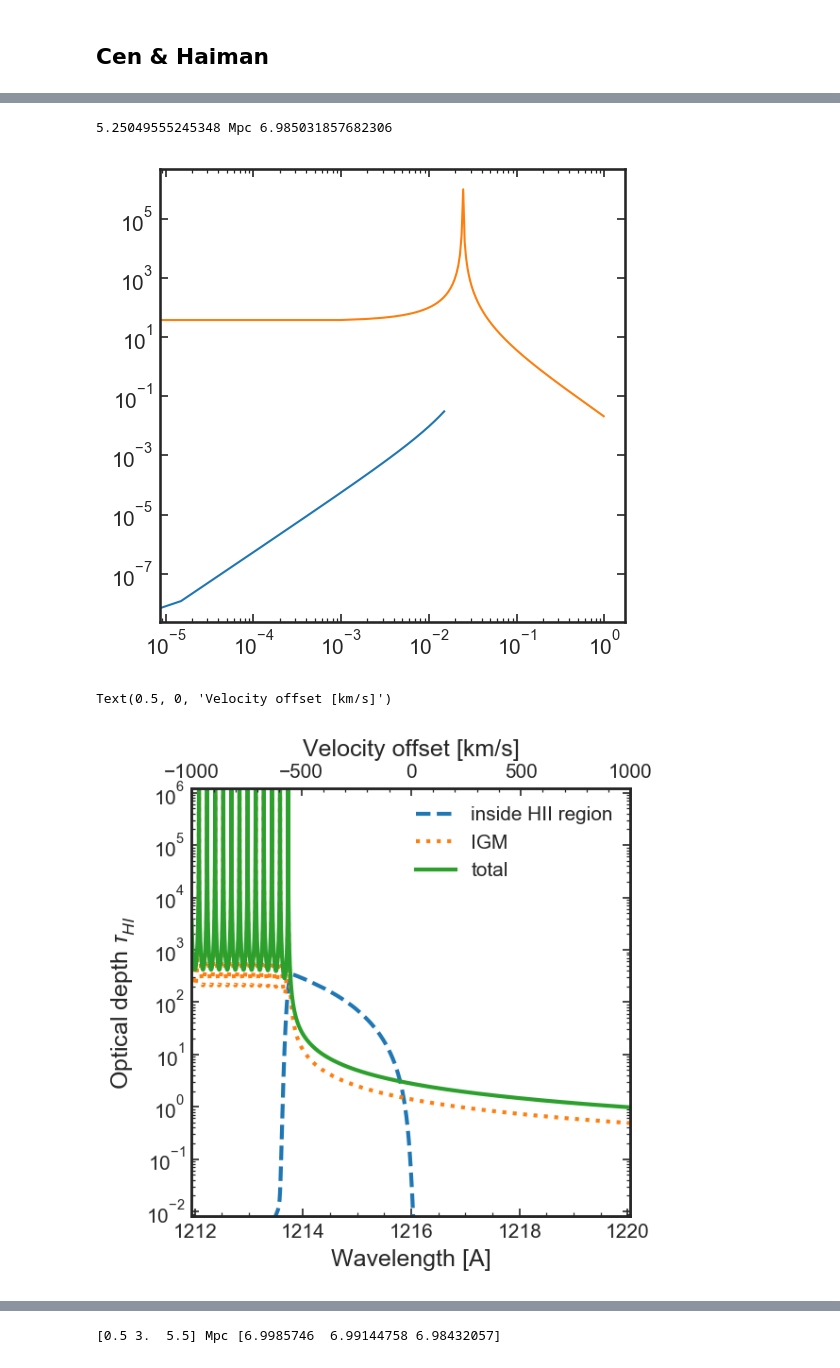
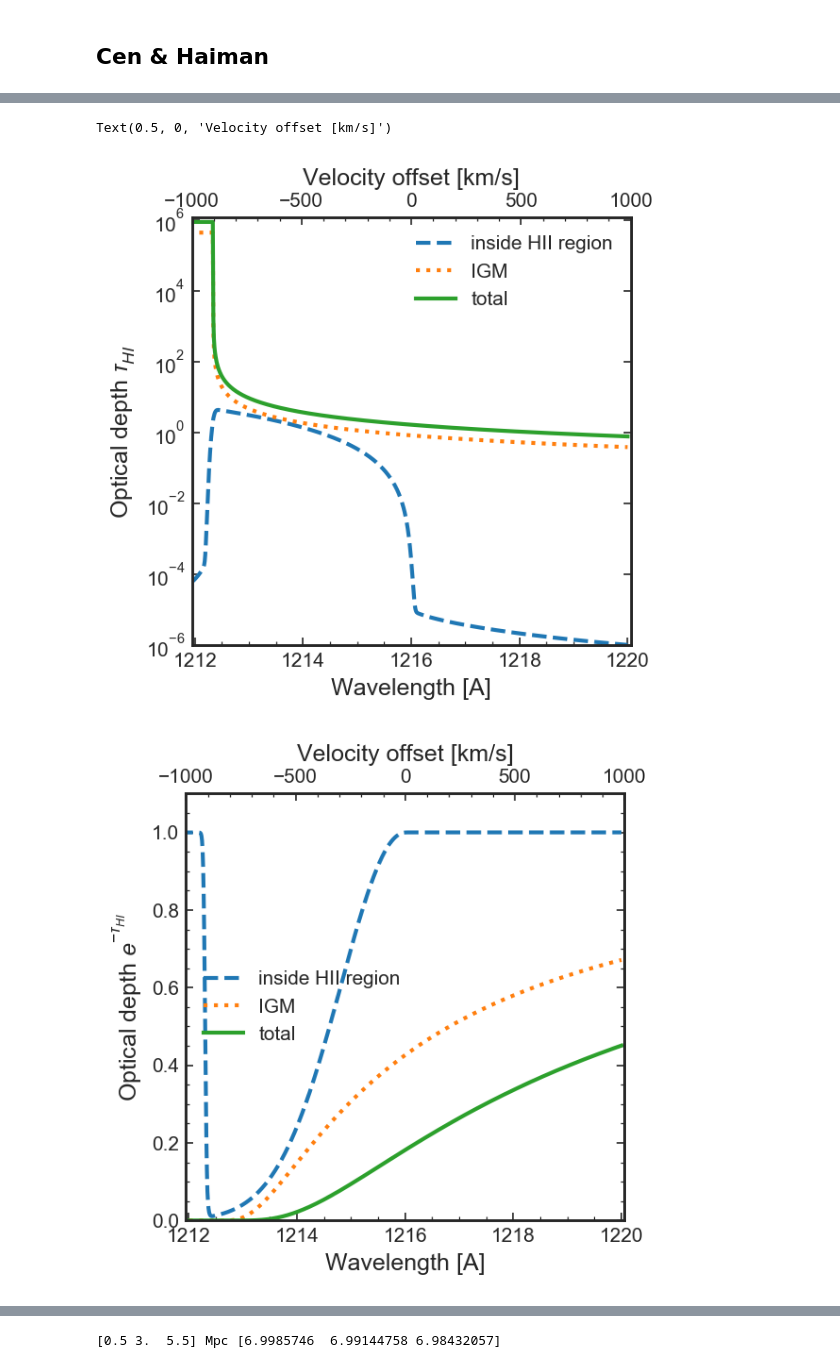
Before and after one commit to charlottenosam/LyaLineshapes, a Jupyter notebook: notebooks/bubble_size_lya_DV.ipynb, the cells around one changed output, grey strips where cells are left out. Cells and saved outputs as stored; diff of their text form; code cells hidden in the pictures.

```diff
--- a/notebooks/bubble_size_lya_DV.ipynb
+++ b/notebooks/bubble_size_lya_DV.ipynb
@@ -217,7 +220,7 @@ ztab = np.linspace(6., 10)
 
 Ndot_ion_tab = [1.e57, 1.e56, 1.e55]
 for Ndot_ion in Ndot_ion_tab:
-    plt.plot(ztab, R_bubble_norecombine(ztab, Ndot_ion=Ndot_ion/u.s),
+    plt.plot(ztab, R_bubble_Stromgren(ztab, Ndot_ion=Ndot_ion/u.s),
              label='$\dot{N}_\mathrm{ion} = 10^{%.0f}$ s$^{-1}$' % np.log10(Ndot_ion))
 
 plt.legend()
@@ -677,17 +521,19 @@ plt.semilogy(wavetab, (np.max(cross, axis=1)))
 # %%
+Ndot_ion = 2.e58/u.s
+
 z_s = 7.
-
-Ndot_ion = 1.e55/u.s
-
-R_ion = R_bubble_norecombine(z_s, Ndot_ion=Ndot_ion)
+R_ion = R_bubble_CenHaiman2000(z_s=z_s, Ndot_ion=Ndot_ion)
 z_ion = z_bubble(R_ion, z_s=z_s)
 z_min = 6.
 
-ztab = np.linspace(z_min, z_s, 1000)
-r_from_source = distance_from_source_Mpc(ztab, z_s)
+print(R_ion, z_ion)
 
-ztab, dtau_HII = dtau_optical_depth(wavetab[:,None], z_min=z_ion, z_max=z_s, z_s=z_s,
+wave_em = np.linspace(1210, 1220., 1000) * u.Angstrom
+
+# inside bubble
+tau_HII = optical_depth(wave_em, z_min=z_ion, z_max=z_s, z_s=z_s,
                         inside_HII=True, T=1.e4*u.K, Ndot_ion=Ndot_ion)
 
-ztab, dtau_damp = dtau_optical_depth(wavetab[:,None], z_min=z_min, z_max=z_ion, z_s=z_s,
+# in IGM
+tau_IGM = optical_depth(wave_em, z_min=z_min, z_max=z_ion, z_s=z_s,
                         inside_HII=False, T=1.*u.K, Ndot_ion=Ndot_ion)
@@ -799,51 +542,46 @@ def I(x):
-# %%
-z_s = 7.
-
-Ndot_ion = 1.e56/u.s
-
-R_ion = R_bubble_norecombine(z_s, Ndot_ion=Ndot_ion)
-z_ion = z_bubble(R_ion, z_s=z_s)
-z_min = 6.
-
-ztab = np.linspace(z_min, z_s, 1000)
-r_from_source = distance_from_source_Mpc(ztab, z_s)
-
-print(R_ion, z_ion)
-
-# inside bubble
-tau_HII = optical_depth(wavetab[:,None], z_min=z_ion, z_max=z_s, z_s=z_s,
-                        inside_HII=True, T=1.e4*u.K, Ndot_ion=Ndot_ion)
-
-# in IGM
-tau_IGM = optical_depth(wavetab[:,None], z_min=z_min, z_max=z_ion, z_s=z_s,
-                        inside_HII=False, T=1.*u.K, Ndot_ion=Ndot_ion)
-# %% [output]
-5.25049555245348 Mpc 6.985031857682306
-[figure, removed]
 # %%
-DV_tab = wave_to_DV(wavetab)
+DV_tab = wave_to_DV(wave_em)
 
 fig, ax_wave = plt.subplots(1,1)
 
-ax_wave.semilogy(wavetab, tau_HII, ls='dashed', label='inside HII region')
-ax_wave.semilogy(wavetab, tau_IGM, ls='dotted', label='IGM')
+ax_wave.semilogy(wave_em, tau_HII, ls='dashed', label='inside HII region')
+ax_wave.semilogy(wave_em, tau_IGM, ls='dotted', label='IGM')
 
 tau_total = tau_IGM + tau_IGM
-# tau_total[DV_tab.value < -400.] = np.mean(tau_total[DV_tab.value < -400.])
-
-ax_wave.semilogy(wavetab, tau_total, label='total')
+ax_wave.semilogy(wave_em, tau_total, label='total')
 
 ax_DV = ax_wave.twiny()
 ax_DV.semilogy(DV_tab, tau_total, label='total', lw=0)
 
 ax_wave.legend()
-ax_wave.set_ylim(0.8e-2, 1.2e6)
+ax_wave.set_ylim(1e-6, 1.2e6)
 ax_DV.set_xlim(-1000, 1000)
 ax_wave.set_xlim(DV_to_wave(np.array(ax_DV.get_xlim())*u.km/u.s).value)
 
 ax_wave.set_ylabel(r'Optical depth $\tau_{HI}$')
 ax_wave.set_xlabel('Wavelength [A]')
 ax_DV.set_xlabel('Velocity offset [km/s]')
+
+
+fig, ax_wave = plt.subplots(1,1)
+
+ax_wave.plot(wave_em, np.exp(-tau_HII), ls='dashed', label='inside HII region')
+ax_wave.plot(wave_em, np.exp(-tau_IGM), ls='dotted', label='IGM')
+
+ax_wave.plot(wave_em, np.exp(-tau_total), label='total')
+
+ax_DV = ax_wave.twiny()
+ax_DV.plot(DV_tab, tau_total, label='total', lw=0)
+
+ax_wave.legend()
+ax_wave.set_ylim(1e-6, 1.1)
+ax_DV.set_xlim(-1000, 1000)
+ax_wave.set_xlim(DV_to_wave(np.array(ax_DV.get_xlim())*u.km/u.s).value)
+
+ax_wave.set_ylabel(r'Optical depth $e^{-\tau_{HI}}$')
+ax_wave.set_xlabel('Wavelength [A]')
+ax_DV.set_xlabel('Velocity offset [km/s]')
 # %% [output]
 Text(0.5, 0, 'Velocity offset [km/s]')
-[figure, old version]
+[figure, new version]
+[figure, added]
```
Also changed, not shown: parts of 38 cells of this notebook, 3 other files.
